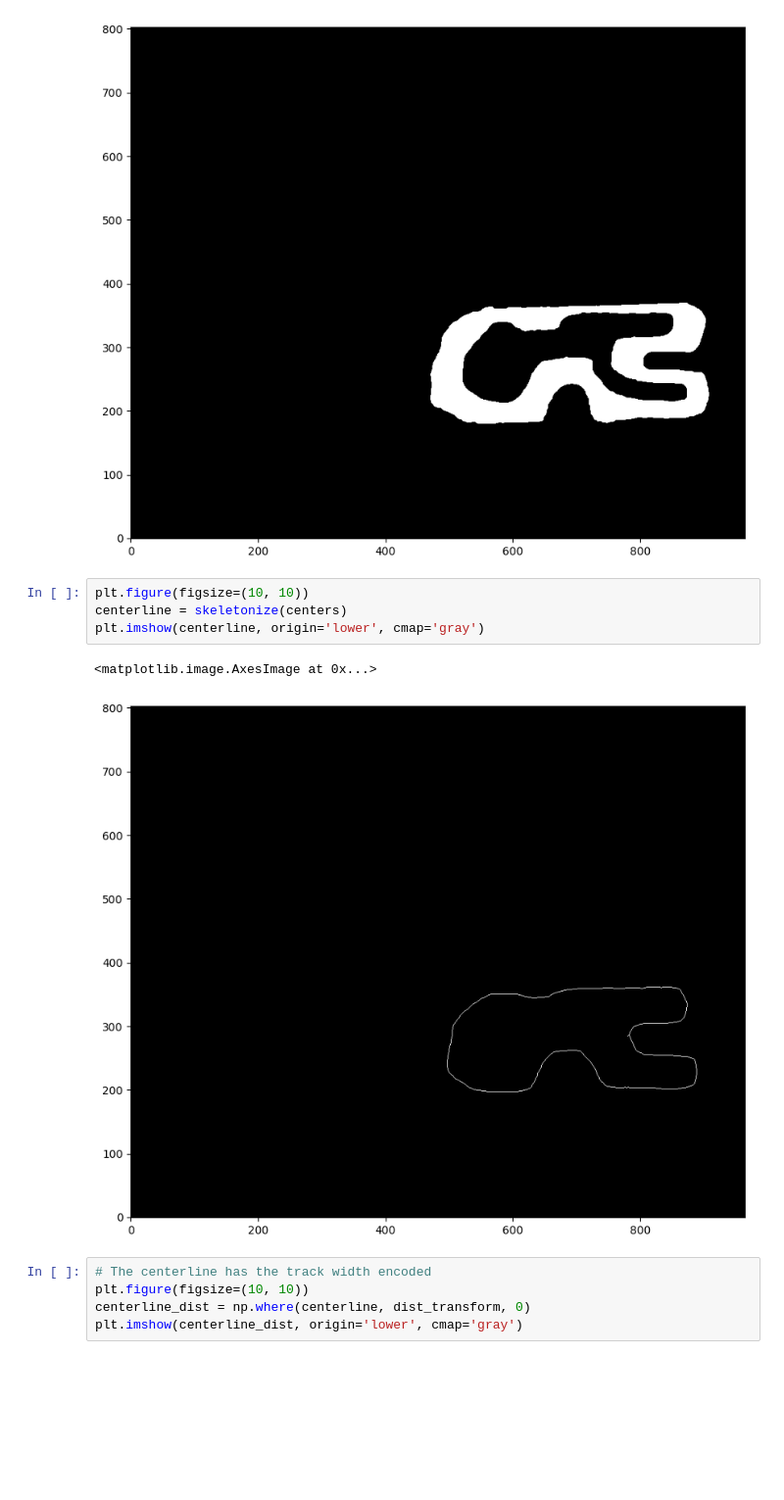
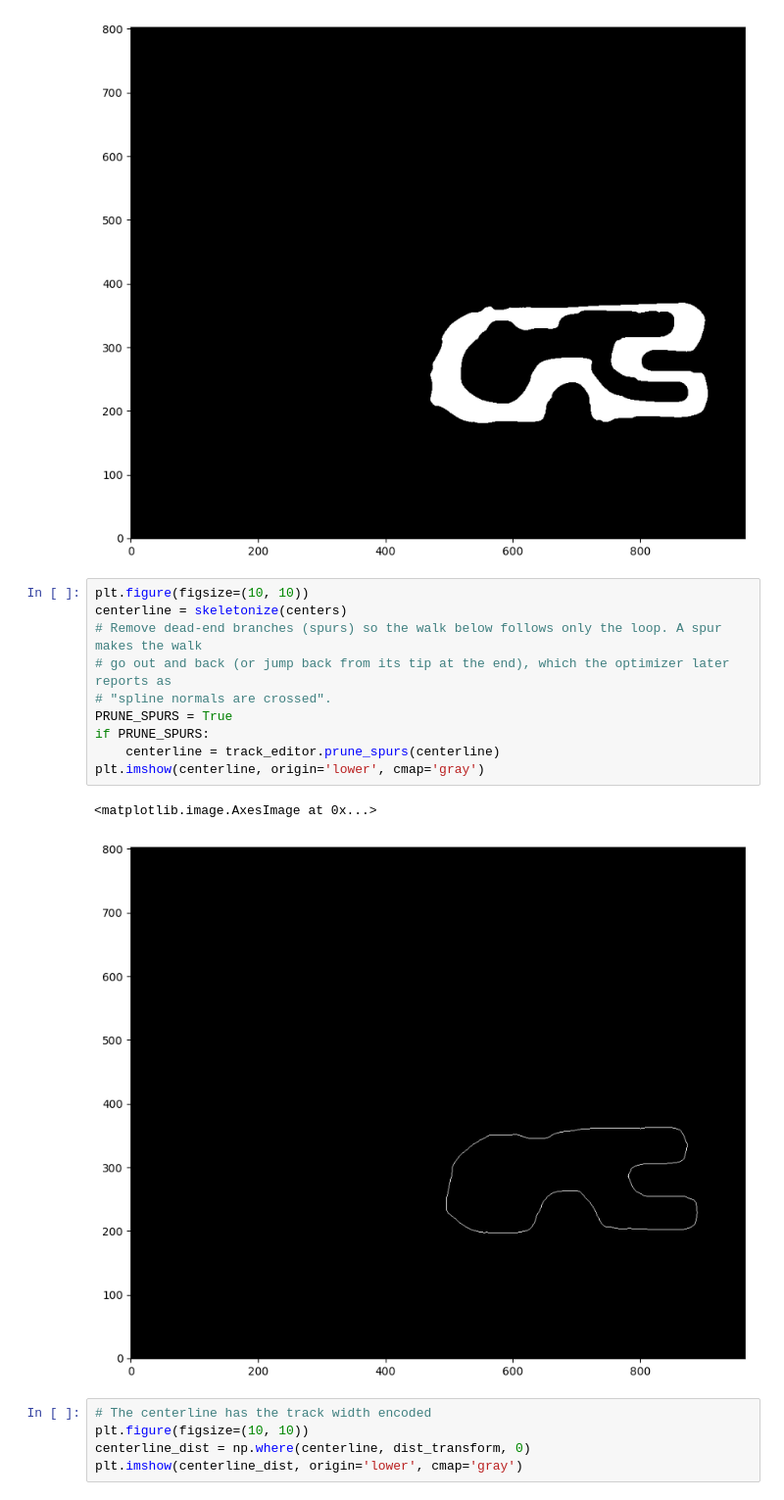
Before and after one commit to WATonomous/wato_f1tenth_raceline_generator, a Jupyter notebook: map_converter.ipynb, the cells around one changed output. Shown at 98% size. Cells and saved outputs as stored; diff of their text form; blank space fills up the shorter version.

```diff
--- a/map_converter.ipynb
+++ b/map_converter.ipynb
@@ -92,13 +129,19 @@ plt.imshow(centers, origin='lower', cmap='gray')
 # %% [output]
 <matplotlib.image.AxesImage at 0x...>
 [figure]
-# %%
-plt.figure(figsize=(10, 10))
-centerline = skeletonize(centers)
-plt.imshow(centerline, origin='lower', cmap='gray')
-# %% [output]
-<matplotlib.image.AxesImage at 0x...>
-[figure, removed]
+# %%
+plt.figure(figsize=(10, 10))
+centerline = skeletonize(centers)
+# Remove dead-end branches (spurs) so the walk below follows only the loop. A spur makes the walk
+# go out and back (or jump back from its tip at the end), which the optimizer later reports as
+# "spline normals are crossed".
+PRUNE_SPURS = True
+if PRUNE_SPURS:
+    centerline = track_editor.prune_spurs(centerline)
+plt.imshow(centerline, origin='lower', cmap='gray')
+# %% [output]
+<matplotlib.image.AxesImage at 0x...>
+[figure, added]
 # %%
 # The centerline has the track width encoded
 plt.figure(figsize=(10, 10))
```
Also changed, not shown: parts of 15 cells of this notebook, 6 other files.
